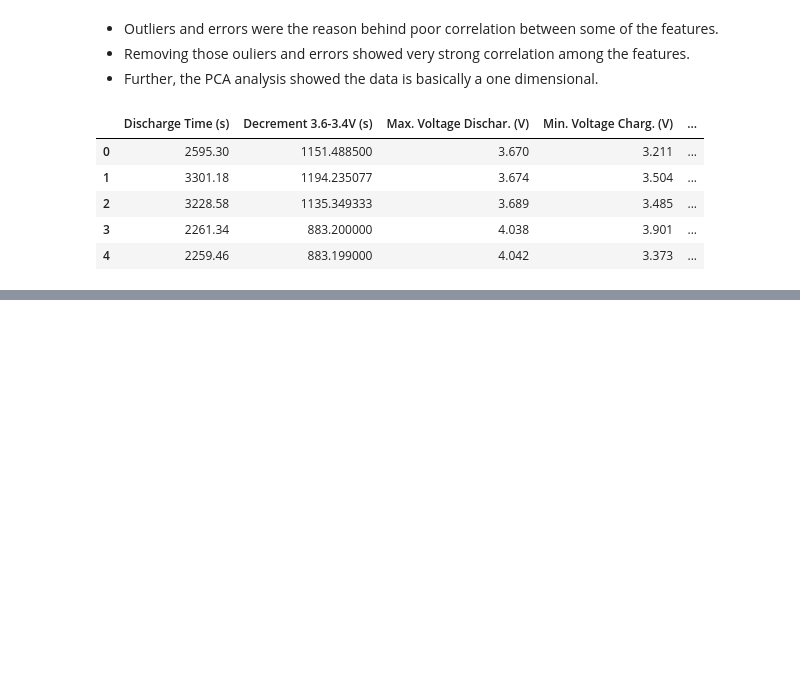
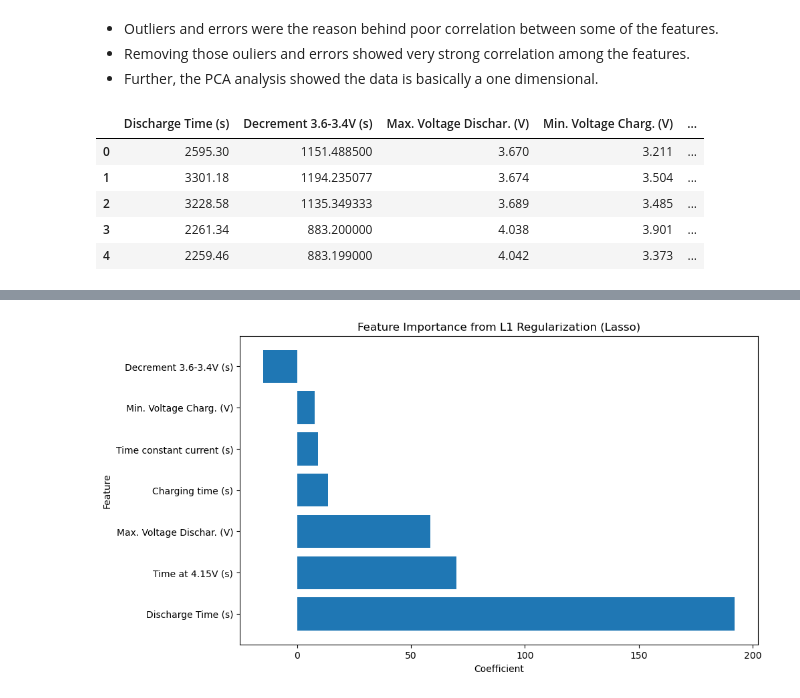
Before and after one commit to pparaju/Homeworks, a Jupyter notebook: CapstoneTwo/FeatureEngineering/RUL_project_Feature_Engineering.ipynb, the cells around one changed output, grey strips where cells are left out. Cells and saved outputs as stored; diff of their text form; code cells hidden in the pictures; blank space fills up the shorter version.

```diff
--- a/CapstoneTwo/FeatureEngineering/RUL_project_Feature_Engineering.ipynb
+++ b/CapstoneTwo/FeatureEngineering/RUL_project_Feature_Engineering.ipynb
@@ -69,0 +81,9 @@ RUL_cleaned.head()
+# %%
+plt.figure(figsize=(10, 6))
+plt.barh(lasso_coef_df['Feature'], lasso_coef_df['Coefficient'])
+plt.xlabel('Coefficient')
+plt.ylabel('Feature')
+plt.title('Feature Importance from L1 Regularization (Lasso)')
+plt.show()
+# %% [output]
+[figure, added]
```
Also changed, not shown: parts of 21 cells of this notebook.
